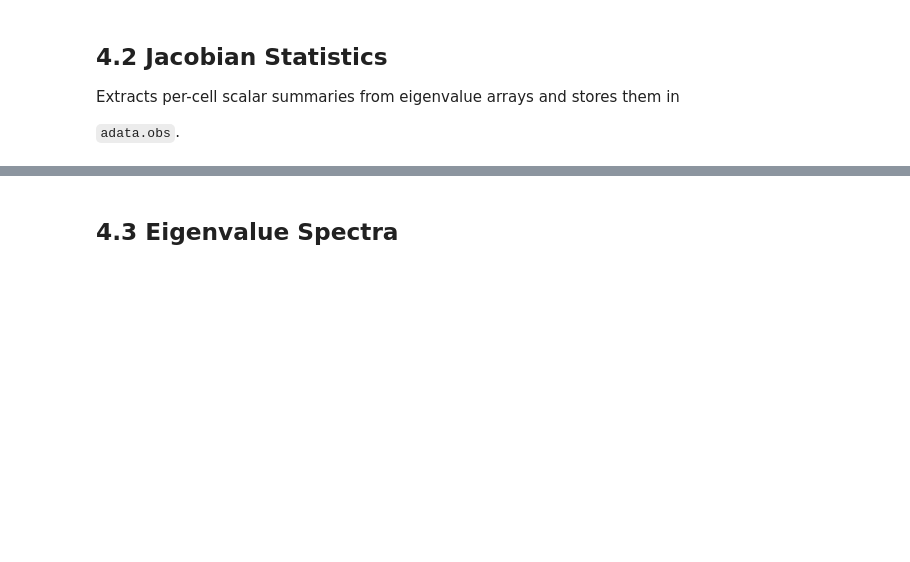
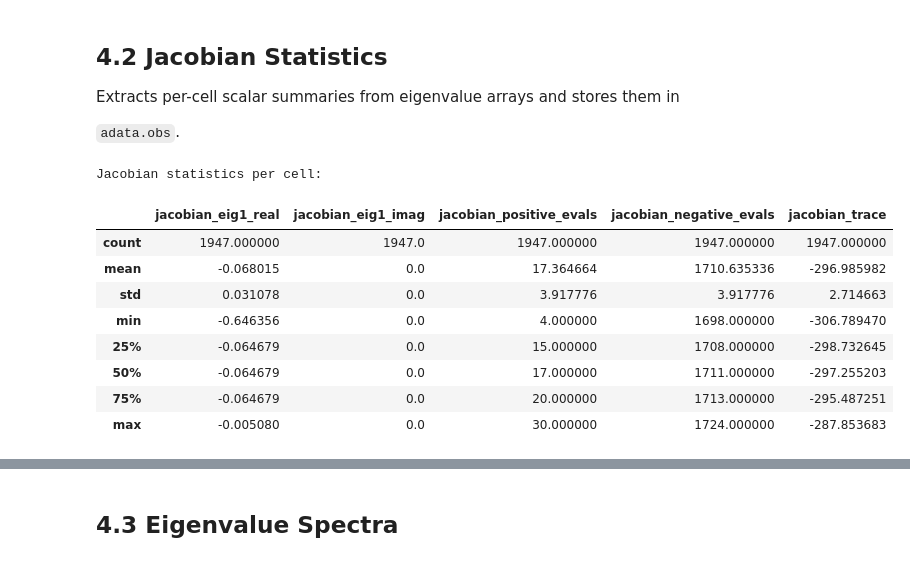
Before and after one commit to Bernaljp/scHopfield, a Jupyter notebook: notebooks/04_stability_analysis.ipynb, the cells around one changed output, grey strips where cells are left out. Cells and saved outputs as stored; diff of their text form; code cells hidden in the pictures; blank space fills up the shorter version.

```diff
--- a/notebooks/04_stability_analysis.ipynb
+++ b/notebooks/04_stability_analysis.ipynb
@@ -103,17 +125,28 @@ print("Jacobian eigenvalues stored in adata.obsm['jacobian_eigenvalues']")
 # %%
 sch.tl.compute_jacobian_stats(
     adata,
     filename=None,     # use adata.obsm if None, or pass a filename to load from disk
     store_in_obs=True
 )
 
 stats_cols = [
     'jacobian_eig1_real', 'jacobian_eig1_imag',
     'jacobian_positive_evals', 'jacobian_negative_evals',
     'jacobian_trace'
 ]
 print("Jacobian statistics per cell:")
-print(adata.obs[stats_cols].describe())
+adata.obs[stats_cols].describe()
+# %% [output]
+Jacobian statistics per cell:
+|  | jacobian_eig1_real | jacobian_eig1_imag | jacobian_positive_evals | jacobian_negative_evals | jacobian_trace |
+| count | 1947.000000 | 1947.0 | 1947.000000 | 1947.000000 | 1947.000000 |
+| mean | -0.068015 | 0.0 | 17.364664 | 1710.635336 | -296.985982 |
+| std | 0.031078 | 0.0 | 3.917776 | 3.917776 | 2.714663 |
+| min | -0.646356 | 0.0 | 4.000000 | 1698.000000 | -306.789470 |
+| 25% | -0.064679 | 0.0 | 15.000000 | 1708.000000 | -298.732645 |
+| 50% | -0.064679 | 0.0 | 17.000000 | 1711.000000 | -297.255203 |
+| 75% | -0.064679 | 0.0 | 20.000000 | 1713.000000 | -295.487251 |
+| max | -0.005080 | 0.0 | 30.000000 | 1724.000000 | -287.853683 |
 # %%
 # Visualise on UMAP
 sc.pl.umap(
```
Also changed, not shown: parts of 14 cells of this notebook.
